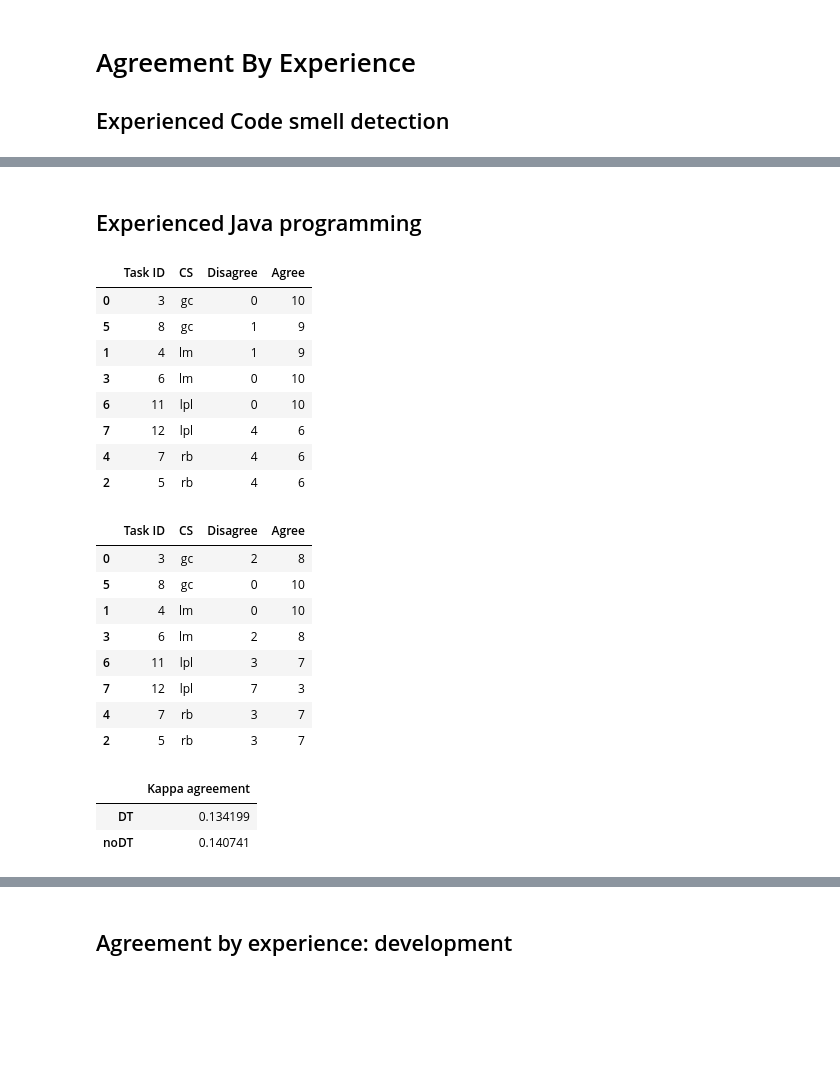
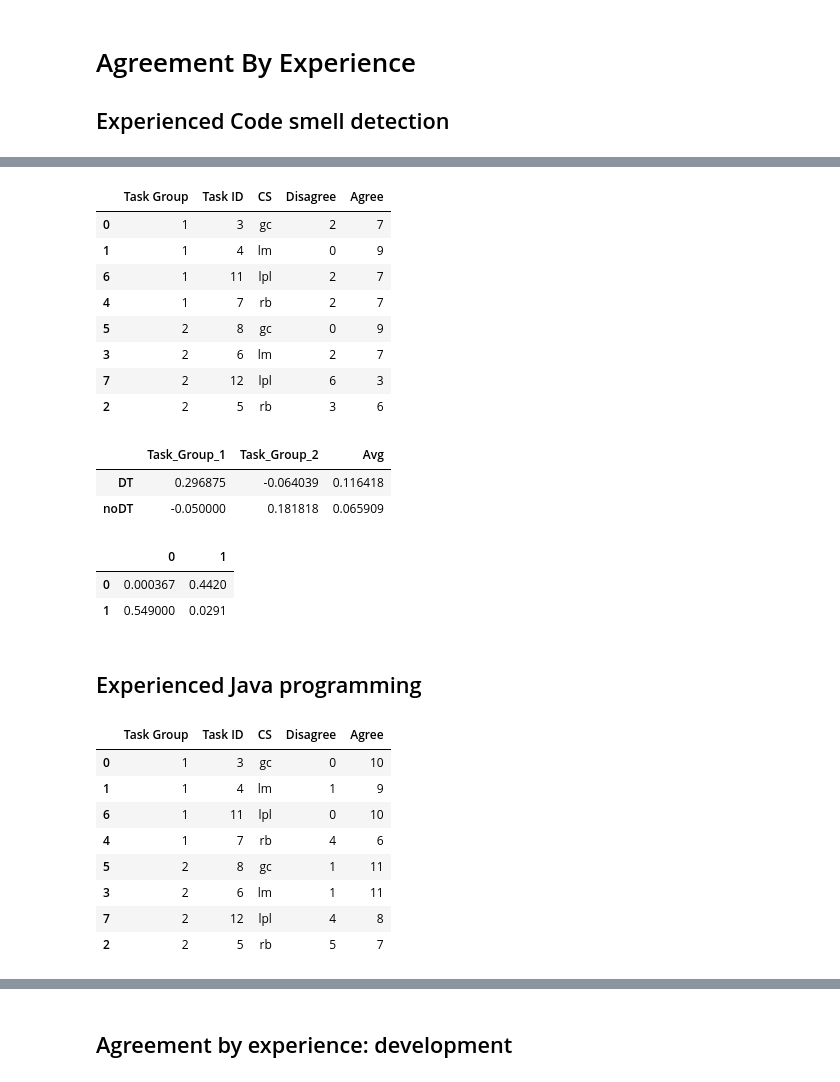
Before and after one commit to christianorossini/masterProject, a Jupyter notebook: experiment/experiments.ipynb, the cells around one changed output, grey strips where cells are left out. Saved outputs shown, nothing was run; the diff lists cells and outputs as text; code cells hidden in the pictures; blank space fills up the shorter version.

```diff
--- a/experiment/experiments.ipynb
+++ b/experiment/experiments.ipynb
@@ -285,40 +349,50 @@ display(df_kappa_values)
+# %%
+display(df_kappaTable_noDt)
+# %% [output]
+|  | Task Group | Task ID | CS | Disagree | Agree |
+| 0 | 1 | 3 | gc | 2 | 7 |
+| 1 | 1 | 4 | lm | 0 | 9 |
+| 6 | 1 | 11 | lpl | 2 | 7 |
+| 4 | 1 | 7 | rb | 2 | 7 |
+| 5 | 2 | 8 | gc | 0 | 9 |
+| 3 | 2 | 6 | lm | 2 | 7 |
+| 7 | 2 | 12 | lpl | 6 | 3 |
+| 2 | 2 | 5 | rb | 3 | 6 |
+# %%
+display(df_kappa_values)
+
+display(pd.DataFrame([[0.000367,0.442],[0.549 ,0.0291]])) #p-values
+# %% [output]
+|  | Task_Group_1 | Task_Group_2 | Avg |
+| DT | 0.296875 | -0.064039 | 0.116418 |
+| noDT | -0.050000 | 0.181818 | 0.065909 |
+|  | 0 | 1 |
+| 0 | 0.000367 | 0.4420 |
+| 1 | 0.549000 | 0.0291 |
 # %% [markdown]
 ## Experienced Java programming
 # %%
 answer_no_dummy_java=answer_no_dummy[answer_no_dummy.javaExperience.isin([2,3,4])]
 
 # retira alguns participantes para equalizar o quadrado latino
-answer_no_dummy_java = answer_no_dummy_java[~answer_no_dummy_java.inviteId.isin(['aadeab9473','98ade17f7a'])]
+#answer_no_dummy_java = answer_no_dummy_java[~answer_no_dummy_java.inviteId.isin(['aadeab9473','98ade17f7a'])]
 
-df_kappaTable_dt, df_kappaTable_noDt, df_kappa_values, eval_matrix_dt, eval_matrix_noDt = build(answer_no_dummy_java)
+df_kappaTable_dt, df_kappaTable_noDt, df_kappa_values, eval_matrix_p1_dt, eval_matrix_p2_dt, eval_matrix_p1_noDt, eval_matrix_p2_noDt = build(answer_no_dummy_java)
 
 #exporta a matriz de evaluations em csv
-eval_matrix_dt.to_csv("csv_evaluation_matrix/javaExperience_agreement_eval_matrix_DT.csv", header=False, index=False)
-eval_matrix_noDt.to_csv("csv_evaluation_matrix/javaExperience_agreement_eval_matrix_noDt.csv", header=False, index=False)
+eval_matrix_p1_dt.to_csv("csv_evaluation_matrix/java_agreement_eval_matrix_p1_dt.csv", header=False, index=False)
+eval_matrix_p2_dt.to_csv("csv_evaluation_matrix/java_agreement_eval_matrix_p2_dt.csv", header=False, index=False)
+eval_matrix_p1_noDt.to_csv("csv_evaluation_matrix/java_agreement_eval_matrix_p1_noDt.csv", header=False, index=False)
+eval_matrix_p2_noDt.to_csv("csv_evaluation_matrix/java_agreement_eval_matrix_p2_noDt.csv", header=False, index=False)
 
-
-display(df_kappaTable_dt)
-display(df_kappaTable_noDt)
-display(df_kappa_values)
+df_kappaTable_dt
 # %% [output]
-|  | Task ID | CS | Disagree | Agree |
-| 0 | 3 | gc | 0 | 10 |
-| 5 | 8 | gc | 1 | 9 |
-| 1 | 4 | lm | 1 | 9 |
-| 3 | 6 | lm | 0 | 10 |
-| 6 | 11 | lpl | 0 | 10 |
-| 7 | 12 | lpl | 4 | 6 |
-| 4 | 7 | rb | 4 | 6 |
-| 2 | 5 | rb | 4 | 6 |
+|  | Task Group | Task ID | CS | Disagree | Agree |
+| 0 | 1 | 3 | gc | 0 | 10 |
+| 1 | 1 | 4 | lm | 1 | 9 |
+| 6 | 1 | 11 | lpl | 0 | 10 |
+| 4 | 1 | 7 | rb | 4 | 6 |
+| 5 | 2 | 8 | gc | 1 | 11 |
+| 3 | 2 | 6 | lm | 1 | 11 |
+| 7 | 2 | 12 | lpl | 4 | 8 |
+| 2 | 2 | 5 | rb | 5 | 7 |
-|  | Task ID | CS | Disagree | Agree |
-| 0 | 3 | gc | 2 | 8 |
-| 5 | 8 | gc | 0 | 10 |
-| 1 | 4 | lm | 0 | 10 |
-| 3 | 6 | lm | 2 | 8 |
-| 6 | 11 | lpl | 3 | 7 |
-| 7 | 12 | lpl | 7 | 3 |
-| 4 | 7 | rb | 3 | 7 |
-| 2 | 5 | rb | 3 | 7 |
-|  | Kappa agreement |
-| DT | 0.134199 |
-| noDT | 0.140741 |
```
Also changed, not shown: parts of 36 cells of this notebook, 26 other files.
